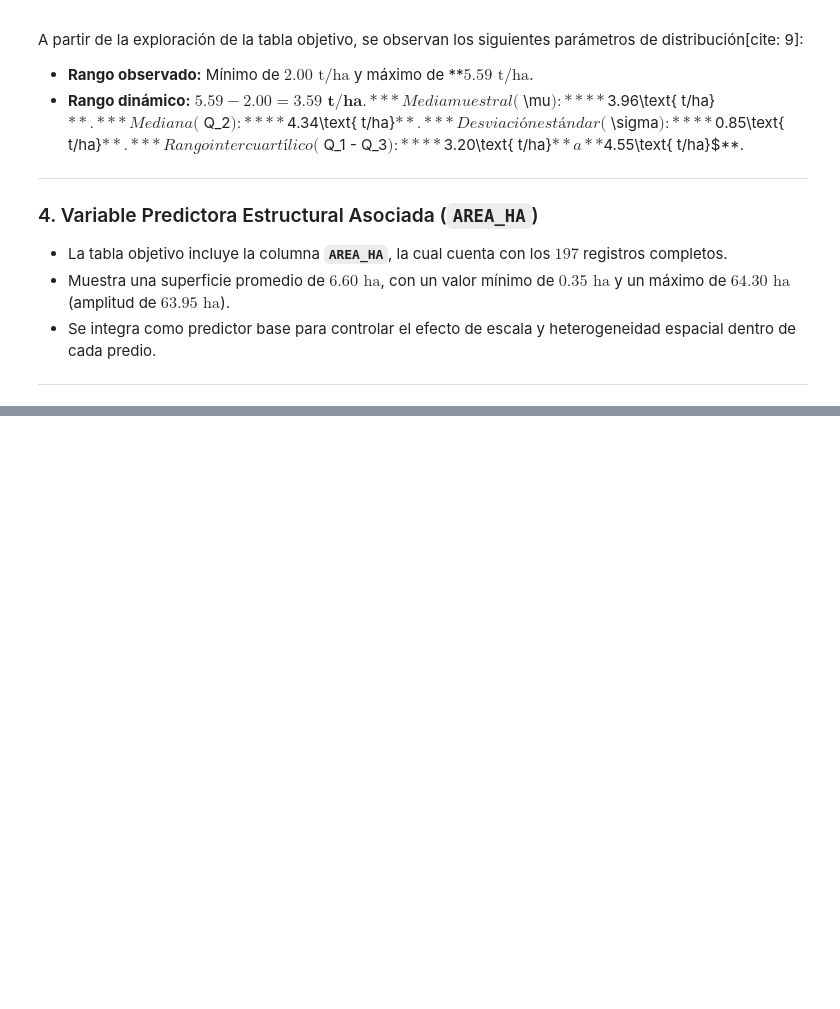
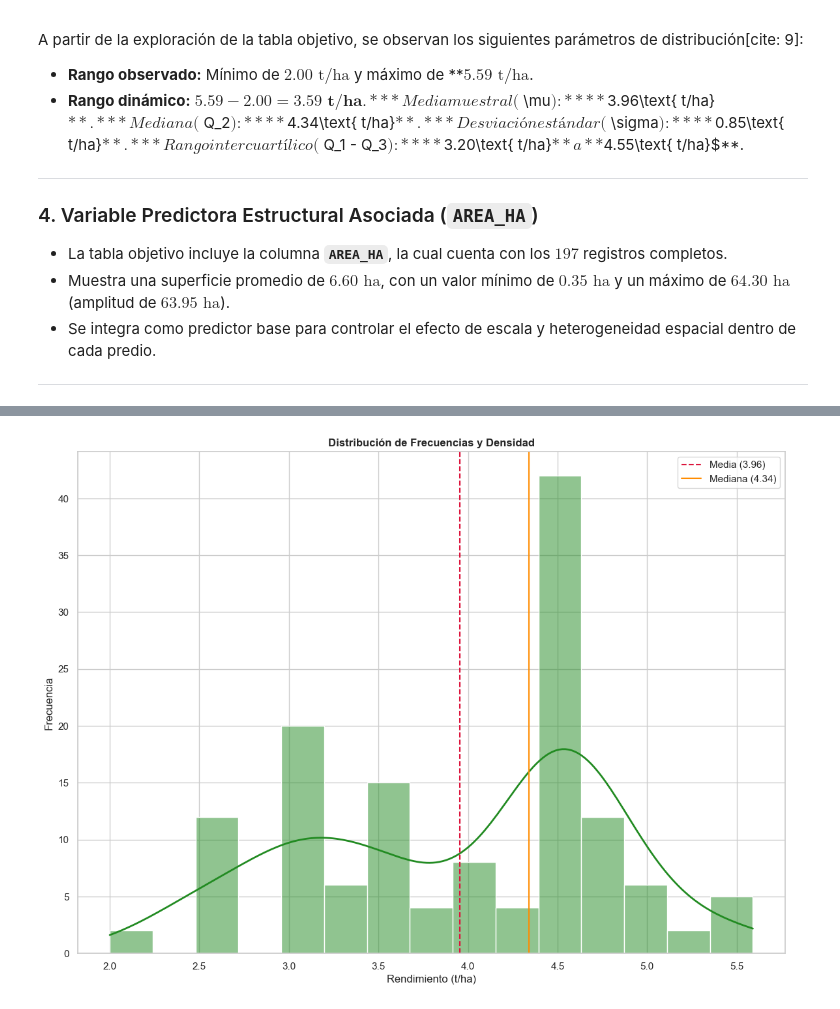
Before and after one commit to gerarsau07/AgroRaices, a Jupyter notebook: exploracion.ipynb, the cells around one changed output, grey strips where cells are left out. Saved outputs shown, nothing was run; the diff lists cells and outputs as text; code cells hidden in the pictures; blank space fills up the shorter version.

```diff
--- a/exploracion.ipynb
+++ b/exploracion.ipynb
@@ -303,0 +338,20 @@ A partir de la exploración de la tabla objetivo, se observan los siguientes par
+# %%
+fig, axes = plt.subplots(figsize=(14, 10))
+
+sns.histplot(
+    y_train['RENDIMIENTO_T_HA'],
+    kde=True,
+    ax=axes,
+    color='forestgreen',
+    bins=15,
+    line_kws={'linewidth': 2}
+)
+axes.axvline(y_train['RENDIMIENTO_T_HA'].mean(), color='crimson', linestyle='--', label='Media (3.96)')
+axes.axvline(y_train['RENDIMIENTO_T_HA'].median(), color='darkorange', linestyle='-', label='Mediana (4.34)')
+axes.set_title('Distribución de Frecuencias y Densidad', fontsize=12, fontweight='bold')
+axes.set_xlabel('Rendimiento (t/ha)')
+axes.set_ylabel('Frecuencia')
+axes.legend()
+plt.show()
+# %% [output]
+[figure, added]
```
Also changed, not shown: parts of 5 cells of this notebook.
